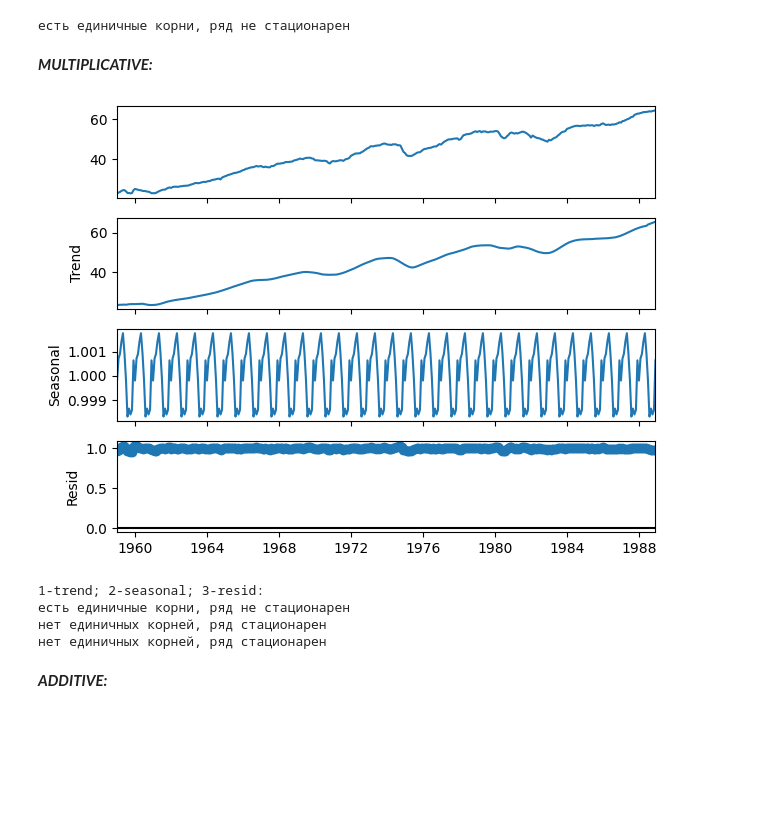
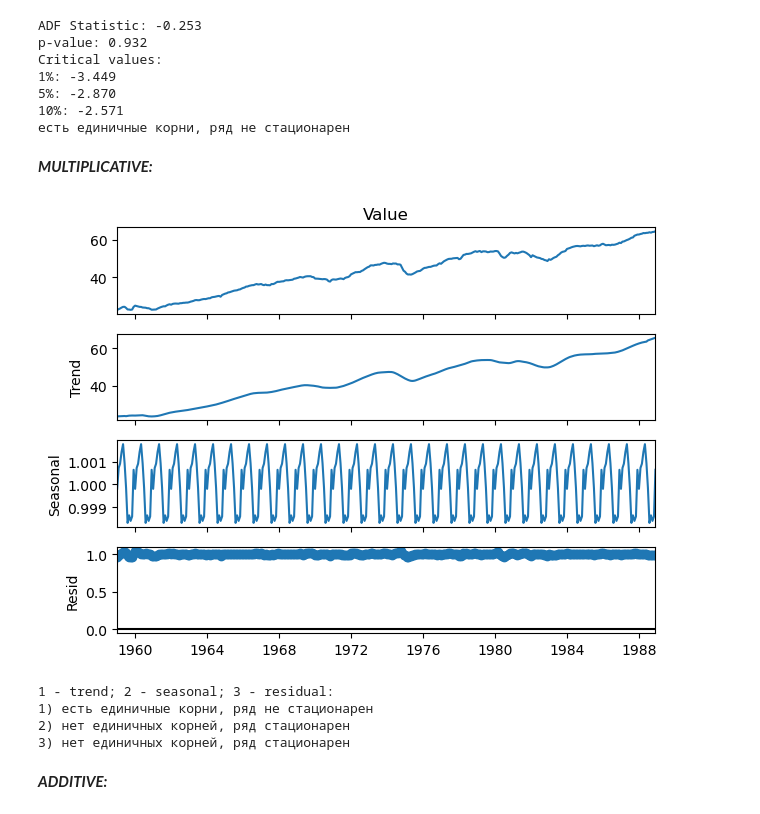
Before and after one commit to ORLOV21/PRAC_1, a Jupyter notebook: TASK_2.ipynb, the cells around one changed output. Drawn from its saved outputs; the diff is of its cells as text; code cells hidden in the pictures; blank space fills up the shorter version.

```diff
--- a/TASK_2.ipynb
+++ b/TASK_2.ipynb
@@ -9,0 +12,7 @@ from statsmodels.tsa.arima.model import ARIMA
+# %%
+time_series = pd.read_csv("training.csv")
+time_series["Date"] = pd.to_datetime(time_series["Date"])
+time_series = time_series.set_index('Date')
+test_series = pd.read_csv("testing.csv")
+test_series["Date"] = pd.to_datetime(test_series["Date"])
+test_series = test_series.set_index('Date')
@@ -10,47 +36,54 @@ from statsmodels.tsa.arima.model import ARIMA
 # %%
-a = pd.read_csv("/content/training.csv",dayfirst=True)
-a["Date"] = pd.to_datetime(a["Date"])
-a=a.set_index('Date')
-
-test = adfuller(a["Value"])
-if test[0]>test[4]["5%"]:
+test = adfuller(time_series["Value"])
+print("ADF Statistic: %.3f" % test[0])
+print("p-value: %.3f" % test[1])
+print("Critical values:")
+for key, value in test[4].items():
+    print('%s: %.3f' % (key, value))
+if test[0] > test[4]["5%"]:
   print("есть единичные корни, ряд не стационарен")
 else:
   print("нет единичных корней, ряд стационарен")
 # %% [output]
+ADF Statistic: -0.253
+p-value: 0.932
+Critical values:
+1%: -3.449
+5%: -2.870
+10%: -2.571
 есть единичные корни, ряд не стационарен
 # %% [markdown]
 ***MULTIPLICATIVE:***
 # %%
-decompose = seasonal_decompose(a,model='multiplicative', extrapolate_trend='freq')
+decompose = seasonal_decompose(time_series["Value"], model = 'multiplicative', extrapolate_trend = 'freq')
 decompose.plot()
 plt.show()
 # %% [output]
-[figure, old version]
+[figure, new version]
 # %%
-print("1-trend; 2-seasonal; 3-resid:")
+print("1 - trend; 2 - seasonal; 3 - residual:")
 test = adfuller(decompose.trend)
-if test[0]>test[4]["5%"]:
-  print("есть единичные корни, ряд не стационарен")
+if test[0] > test[4]["5%"]:
+  print("1) есть единичные корни, ряд не стационарен")
 else:
-  print("нет единичных корней, ряд стационарен")
+  print("1) нет единичных корней, ряд стационарен")
 
 test = adfuller(decompose.seasonal)
-if test[0]>test[4]["5%"]:
-  print("есть единичные корни, ряд не стационарен")
+if test[0] > test[4]["5%"]:
+  print("2) есть единичные корни, ряд не стационарен")
 else:
-  print("нет единичных корней, ряд стационарен")
+  print("2) нет единичных корней, ряд стационарен")
 
 test = adfuller(decompose.resid)
-if test[0]>test[4]["5%"]:
-  print("есть единичные корни, ряд не стационарен")
+if test[0] > test[4]["5%"]:
+  print("3) есть единичные корни, ряд не стационарен")
 else:
-  print("нет единичных корней, ряд стационарен")
+  print("3) нет единичных корней, ряд стационарен")
 # %% [output]
-1-trend; 2-seasonal; 3-resid:
-есть единичные корни, ряд не стационарен
-нет единичных корней, ряд стационарен
-нет единичных корней, ряд стационарен
+1 - trend; 2 - seasonal; 3 - residual:
+1) есть единичные корни, ряд не стационарен
+2) нет единичных корней, ряд стационарен
+3) нет единичных корней, ряд стационарен
 # %% [markdown]
 ***ADDITIVE:***
 # %%
```
Also changed, not shown: parts of 22 cells of this notebook.
